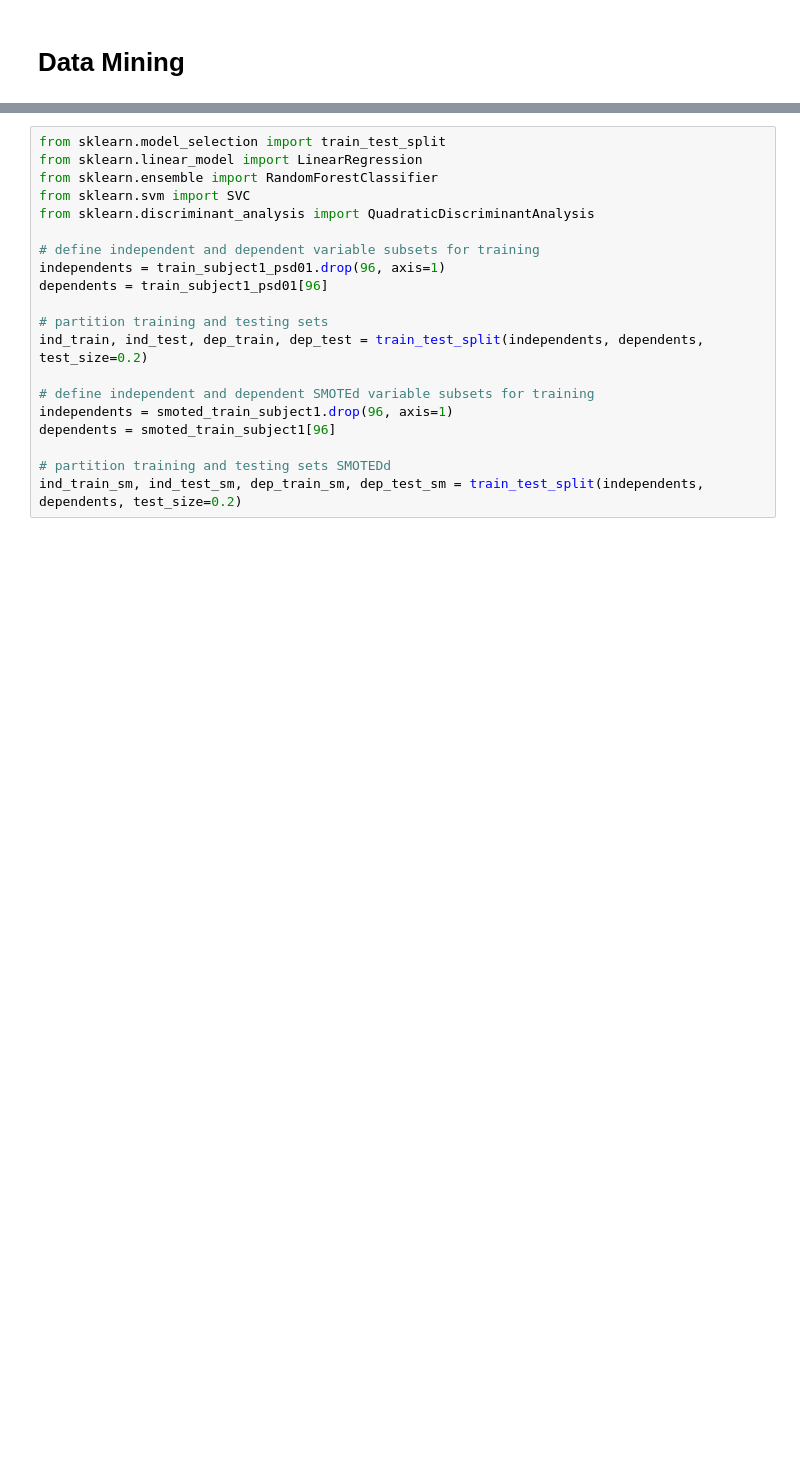
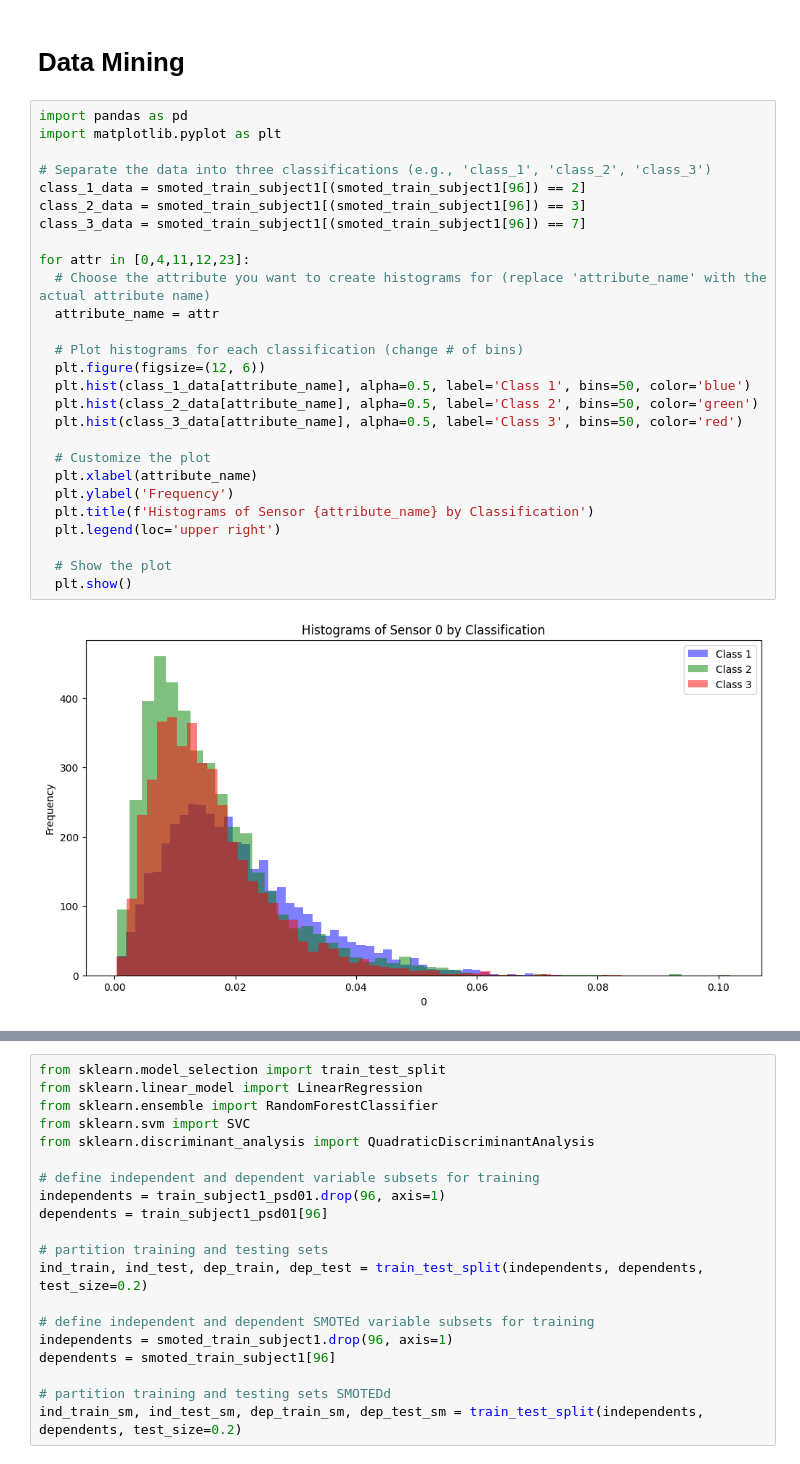
Before and after one commit to nsandlin1/EEG_Mining, a Jupyter notebook: EEG_Mining_Colab.ipynb, the cells around one changed output, grey strips where cells are left out. Saved outputs shown, nothing was run; the diff lists cells and outputs as text; blank space fills up the shorter version.

```diff
--- a/EEG_Mining_Colab.ipynb
+++ b/EEG_Mining_Colab.ipynb
@@ -189,3 +219,32 @@ smoted_train_subject1[96].value_counts().plot(kind='bar')
 [figure]
 # %% [markdown]
 # Data Mining
+# %%
+import pandas as pd
+import matplotlib.pyplot as plt
+
+# Separate the data into three classifications (e.g., 'class_1', 'class_2', 'class_3')
+class_1_data = smoted_train_subject1[(smoted_train_subject1[96]) == 2]
+class_2_data = smoted_train_subject1[(smoted_train_subject1[96]) == 3]
+class_3_data = smoted_train_subject1[(smoted_train_subject1[96]) == 7]
+
+for attr in [0,4,11,12,23]:
+  # Choose the attribute you want to create histograms for (replace 'attribute_name' with the actual attribute name)
+  attribute_name = attr
+
+  # Plot histograms for each classification (change # of bins)
+  plt.figure(figsize=(12, 6))
+  plt.hist(class_1_data[attribute_name], alpha=0.5, label='Class 1', bins=50, color='blue')
+  plt.hist(class_2_data[attribute_name], alpha=0.5, label='Class 2', bins=50, color='green')
+  plt.hist(class_3_data[attribute_name], alpha=0.5, label='Class 3', bins=50, color='red')
+
+  # Customize the plot
+  plt.xlabel(attribute_name)
+  plt.ylabel('Frequency')
+  plt.title(f'Histograms of Sensor {attribute_name} by Classification')
+  plt.legend(loc='upper right')
+
+  # Show the plot
+  plt.show()
+# %% [output]
+[figure, added]
```
Also changed, not shown: parts of 11 cells of this notebook.
